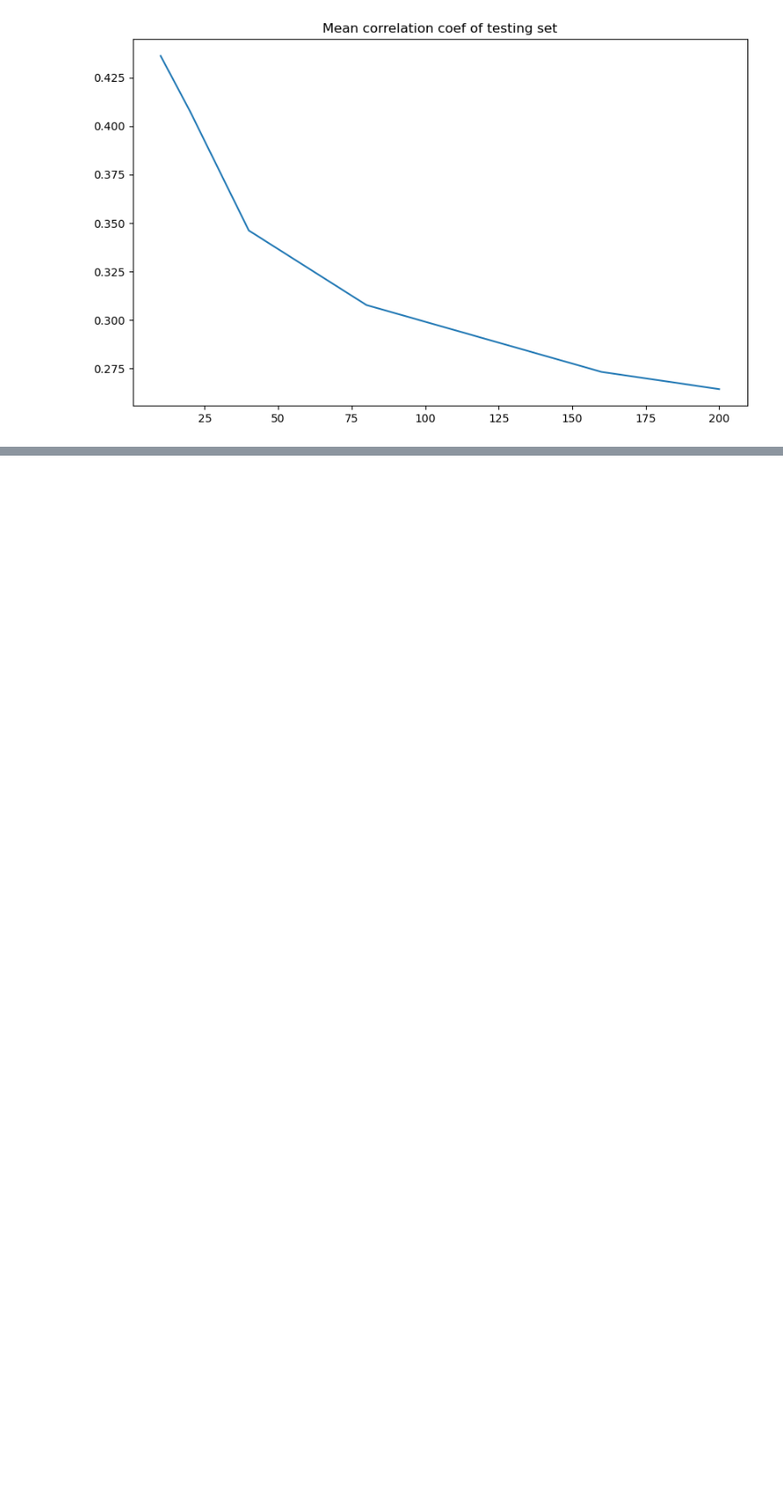
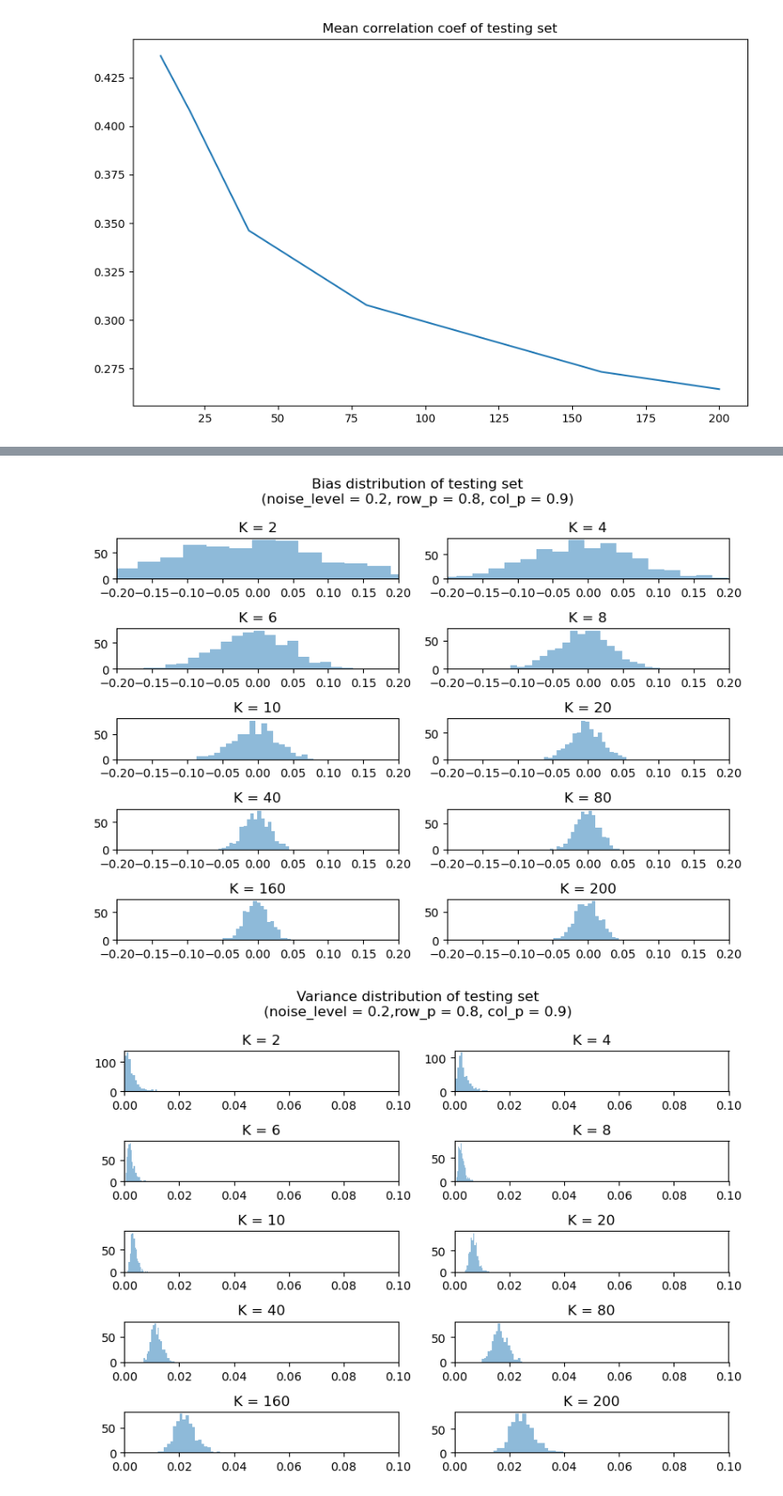
Before and after one commit to sleepysunny311/Projection_Pursuit_Summer, a Jupyter notebook: task10/bias_variance_corr.ipynb, the cells around one changed output, grey strips where cells are left out. Shown at 89% size. Saved outputs shown, nothing was run; the diff lists cells and outputs as text; code cells hidden in the pictures; blank space fills up the shorter version.

```diff
--- a/task10/bias_variance_corr.ipynb
+++ b/task10/bias_variance_corr.ipynb
@@ -297,0 +305,9 @@ plot_hists(noise_level, K_lst, row_p, col_p, test_num = 100)
+# %%
+K_lst = [2, 4, 6, 8, 10, 20, 40, 80, 160, 200]
+row_p = 0.8
+col_p = 0.9
+noise_level = 0.2
+plot_hists(noise_level, K_lst, row_p, col_p, test_num = 100)
+# %% [output]
+[figure, added]
+[figure, added]
```
Also changed, not shown: parts of 4 cells of this notebook.
